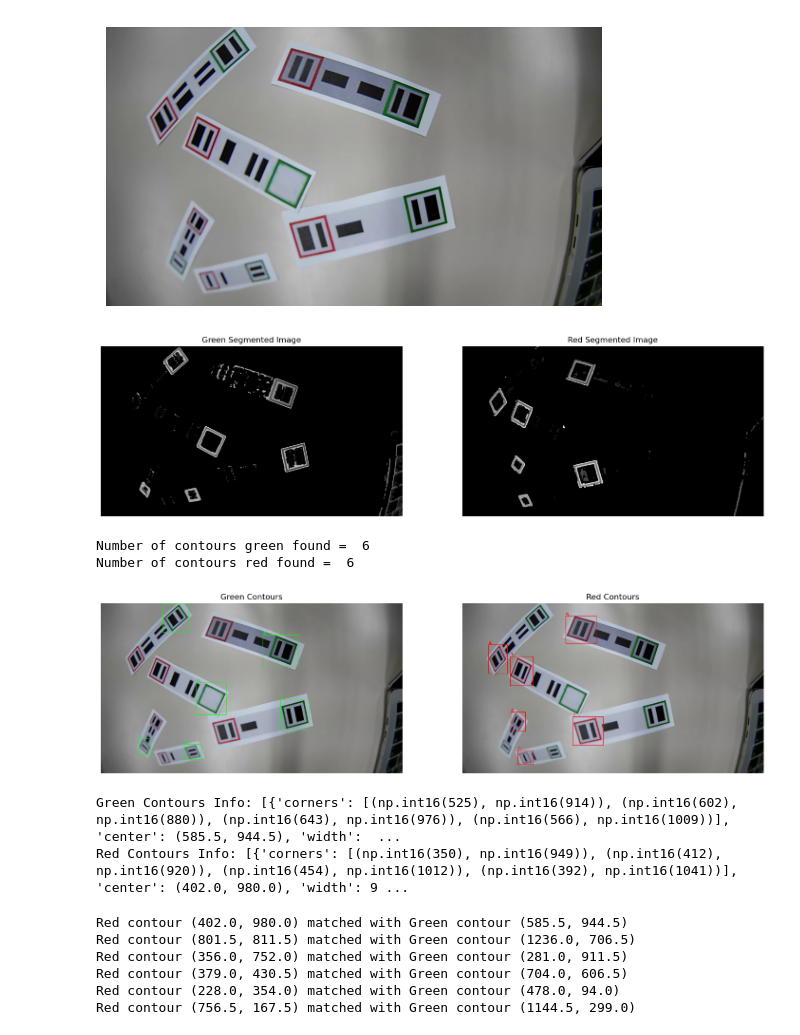
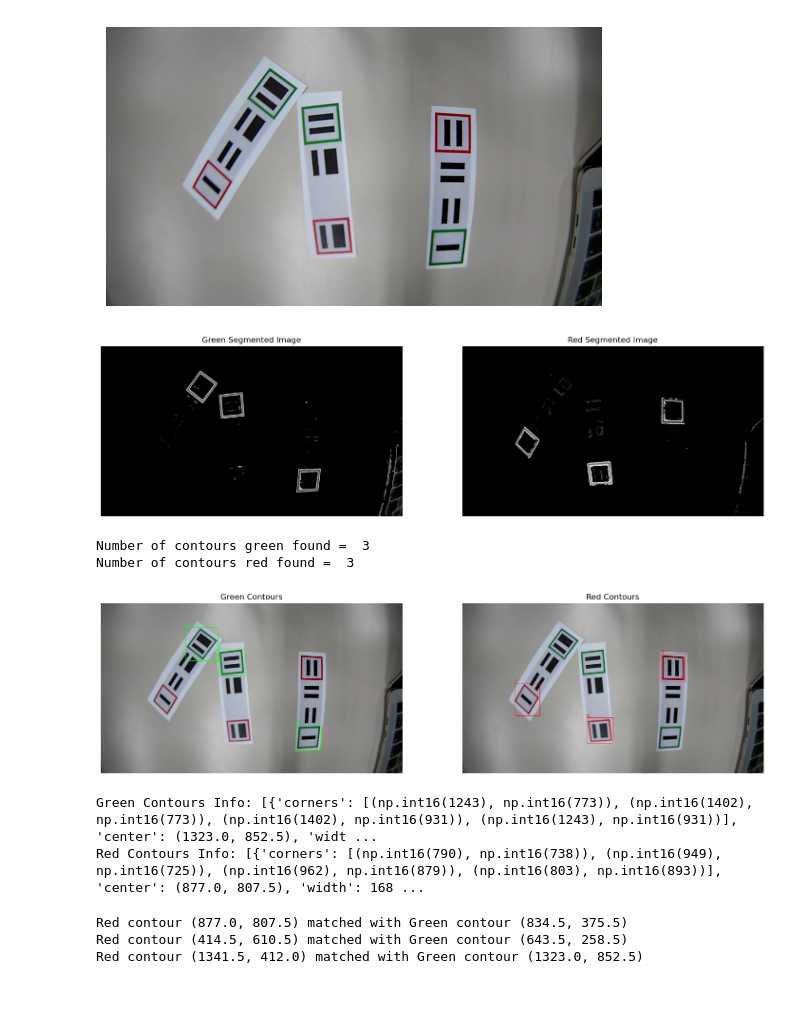
Before and after one commit to miguelable/PSM_OpenCV, a Jupyter notebook: segmentation.ipynb, the cells around one changed output. Cells and saved outputs as stored; diff of their text form; code cells hidden in the pictures; blank space fills up the shorter version.

```diff
--- a/segmentation.ipynb
+++ b/segmentation.ipynb
@@ -11,15 +11,15 @@ from sklearn.preprocessing import MinMaxScaler
 %matplotlib inline
 # %%
 # Load the image
-image = cv2.imread("img/mix_G1_64.jpg")
+image = cv2.imread("img/mix_G1_53.jpg")
 image = cv2.cvtColor(image, cv2.COLOR_BGR2RGB)
 
 # Display the image
 plt.imshow(image)
 plt.axis('off')
 plt.show()
 # %% [output]
-[figure, old version]
+[figure, new version]
 # %%
 # Blur the image
 image_blurred = cv2.GaussianBlur(image, (7,7), 0)
@@ -73,7 +73,7 @@ plt.subplot(1, 2, 1) ; plt.imshow(segmented_green, cmap='gray') ; plt.title('Gre
 plt.subplot(1, 2, 2) ; plt.imshow(segmented_red, cmap='gray') ; plt.title('Red Segmented Image') ; plt.axis('off')
 plt.show()
 # %% [output]
-[figure, old version]
+[figure, new version]
 # %%
 def sobel_filter_image(image, kernel_size):
     img_sobel_x = cv2.Sobel(image, cv2.CV_64F, 1, 0, ksize=kernel_size)
@@ -133,9 +133,9 @@ plt.subplot(1, 2, 1) ; plt.imshow(contours_green_image) ; plt.axis('off'); plt.t
 plt.subplot(1, 2, 2) ; plt.imshow(contours_red_image) ; plt.axis('off') ; plt.title('Red Contours')
 plt.show()
 # %% [output]
-Number of contours green found =  6
-Number of contours red found =  6
+Number of contours green found =  3
+Number of contours red found =  3
-[figure, old version]
+[figure, new version]
 # %%
 def extract_contour_info(contours):
     contour_info = []
@@ -170,8 +170,8 @@ red_contour_info = extract_contour_info(filtered_red_contours)
 print("Green Contours Info:", green_contour_info)
 print("Red Contours Info:", red_contour_info)
 # %% [output]
-Green Contours Info: [{'corners': [(np.int16(525), np.int16(914)), (np.int16(602), np.int16(880)), (np.int16(643), np.int16(976)), (np.int16(566), np.int16(1009))], 'center': (585.5, 944.5), 'width':  ...
-Red Contours Info: [{'corners': [(np.int16(350), np.int16(949)), (np.int16(412), np.int16(920)), (np.int16(454), np.int16(1012)), (np.int16(392), np.int16(1041))], 'center': (402.0, 980.0), 'width': 9 ...
+Green Contours Info: [{'corners': [(np.int16(1243), np.int16(773)), (np.int16(1402), np.int16(773)), (np.int16(1402), np.int16(931)), (np.int16(1243), np.int16(931))], 'center': (1323.0, 852.5), 'widt ...
+Red Contours Info: [{'corners': [(np.int16(790), np.int16(738)), (np.int16(949), np.int16(725)), (np.int16(962), np.int16(879)), (np.int16(803), np.int16(893))], 'center': (877.0, 807.5), 'width': 168 ...
 # %%
 def match_contours(red_contours_info, green_contours_info):
     matches = []
@@ -205,8 +205,8 @@ def match_contours(red_contours_info, green_contours_info):
             angle_diff = abs(red_contour['angle'] - green_contour['angle'])
 
             # Descartar si la diferencia de ángulo es mayor a 10 grados
-            if angle_diff > 20:
-                continue
+            # if angle_diff > 20:
+            #     continue
 
             # Calcular diferencias adicionales para desempatar
             area_diff = abs(red_contour['area'] - green_contour['area'])
@@ -235,12 +235,9 @@ matched_contours = match_contours(red_contour_info, green_contour_info)
 for red, green in matched_contours:
     print(f"Red contour {red['center']} matched with Green contour {green['center']}")
 # %% [output]
-Red contour (402.0, 980.0) matched with Green contour (585.5, 944.5)
-Red contour (801.5, 811.5) matched with Green contour (1236.0, 706.5)
-Red contour (356.0, 752.0) matched with Green contour (281.0, 911.5)
-Red contour (379.0, 430.5) matched with Green contour (704.0, 606.5)
-Red contour (228.0, 354.0) matched with Green contour (478.0, 94.0)
-Red contour (756.5, 167.5) matched with Green contour (1144.5, 299.0)
+Red contour (877.0, 807.5) matched with Green contour (834.5, 375.5)
+Red contour (414.5, 610.5) matched with Green contour (643.5, 258.5)
+Red contour (1341.5, 412.0) matched with Green contour (1323.0, 852.5)
 # %%
 # Crear una copia de la imagen original para dibujar los contornos emparejados
 image_with_centers_and_corners = np.copy(image)
```
Also changed, not shown: parts of 2 cells of this notebook, 11 other files.
